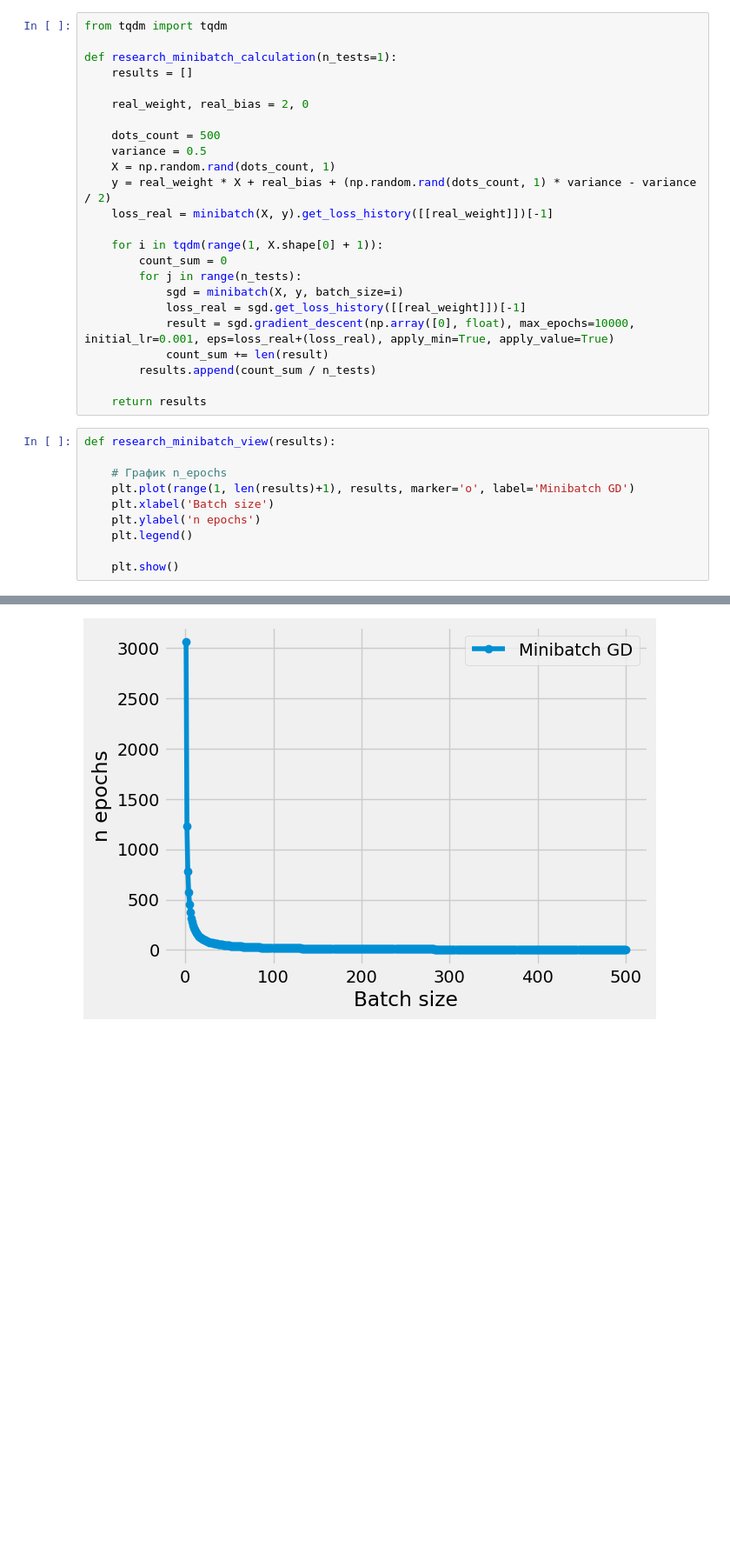
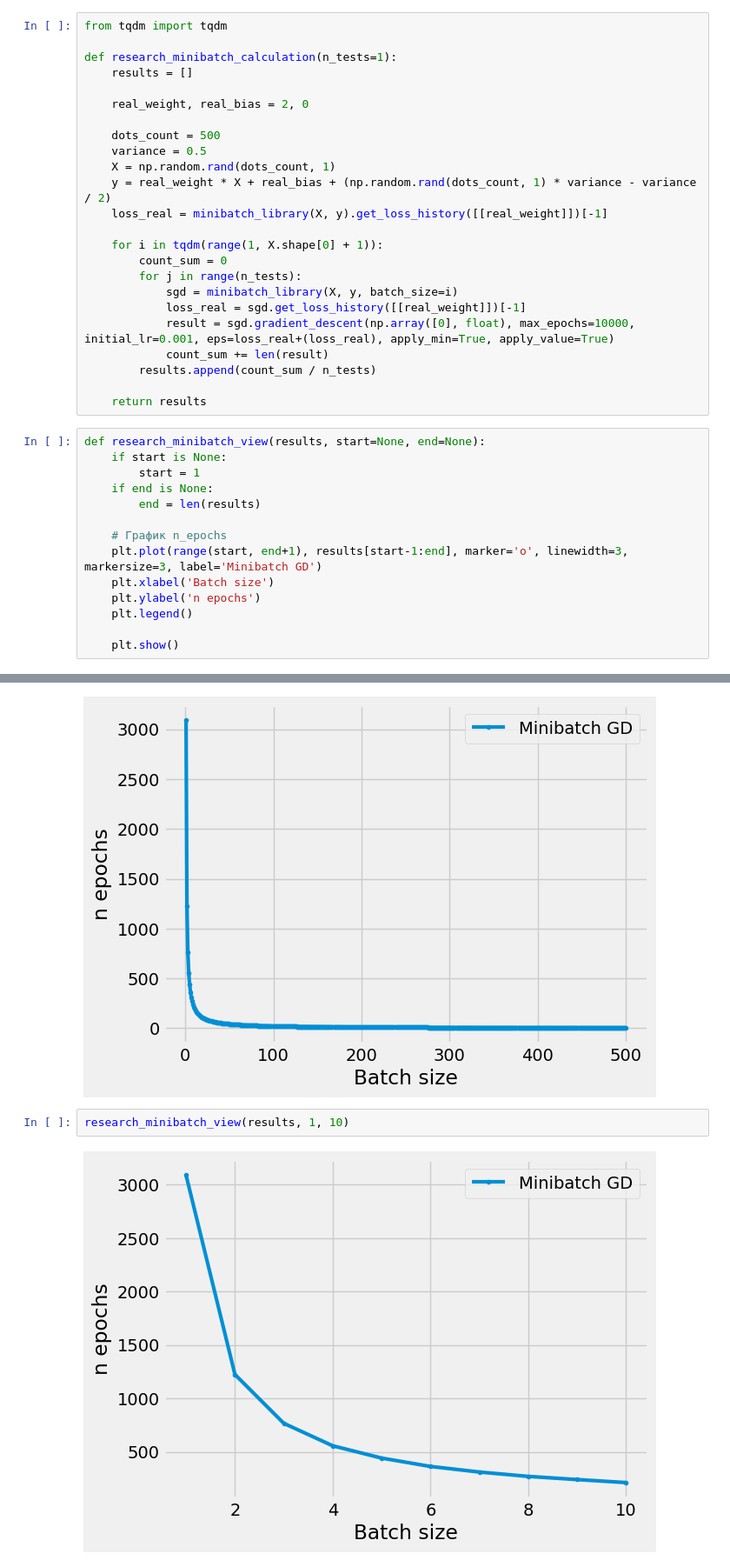
Before and after one commit to trio-at-optimization/optimization-lab2, a Jupyter notebook: T1/T1_research.ipynb, the cells around one changed output, grey strips where cells are left out. Shown at 87% size. Drawn from its saved outputs; the diff is of its cells as text; blank space fills up the shorter version.

```diff
--- a/T1/T1_research.ipynb
+++ b/T1/T1_research.ipynb
@@ -17,12 +17,12 @@ def research_minibatch_calculation(n_tests=1):
     variance = 0.5
     X = np.random.rand(dots_count, 1)
     y = real_weight * X + real_bias + (np.random.rand(dots_count, 1) * variance - variance / 2)
-    loss_real = minibatch(X, y).get_loss_history([[real_weight]])[-1]
+    loss_real = minibatch_library(X, y).get_loss_history([[real_weight]])[-1]
 
     for i in tqdm(range(1, X.shape[0] + 1)):
         count_sum = 0
         for j in range(n_tests):
-            sgd = minibatch(X, y, batch_size=i)
+            sgd = minibatch_library(X, y, batch_size=i)
             loss_real = sgd.get_loss_history([[real_weight]])[-1]
             result = sgd.gradient_descent(np.array([0], float), max_epochs=10000, initial_lr=0.001, eps=loss_real+(loss_real), apply_min=True, apply_value=True)
             count_sum += len(result)
@@ -30,10 +30,14 @@ def research_minibatch_calculation(n_tests=1):
 
     return results
 # %%
-def research_minibatch_view(results):
+def research_minibatch_view(results, start=None, end=None):
+    if start is None:
+        start = 1
+    if end is None:
+        end = len(results)
 
     # График n_epochs
-    plt.plot(range(1, len(results)+1), results, marker='o', label='Minibatch GD')
+    plt.plot(range(start, end+1), results[start-1:end], marker='o', linewidth=3, markersize=3, label='Minibatch GD')
     plt.xlabel('Batch size')
     plt.ylabel('n epochs')
     plt.legend()
@@ -49,3 +53,7 @@ print(results)
 research_minibatch_view(results)
 # %% [output]
 [figure]
+# %%
+research_minibatch_view(results, 1, 10)
+# %% [output]
+[figure, added]
```
Also changed, not shown: parts of 2 cells of this notebook, 15 other files.
